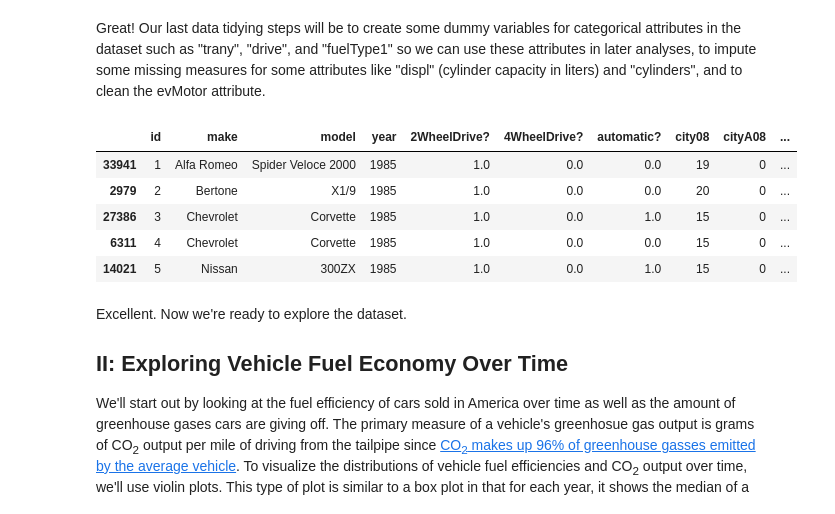
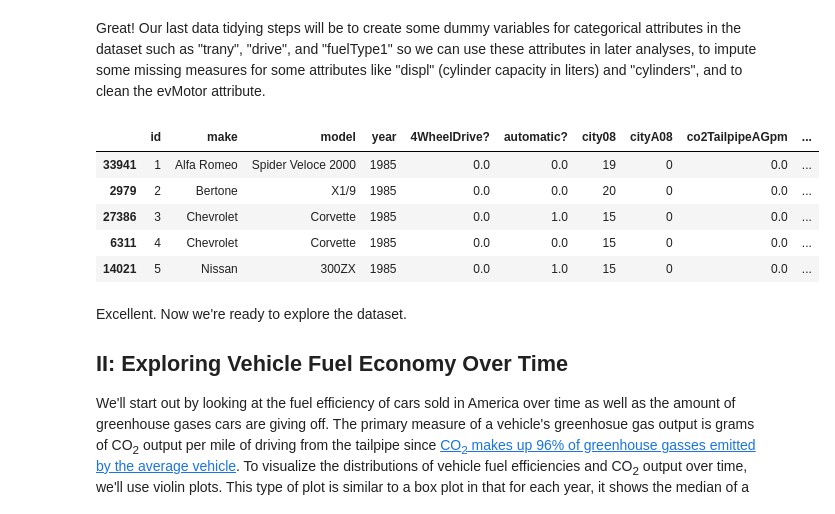
Before and after one commit to jnfoote76/fuel-economy-analysis, a Jupyter notebook: Final Tutorial.ipynb, the cells around one changed output. Drawn from its saved outputs; the diff is of its cells as text; code cells hidden in the pictures.

Commit message:
fix dummy variables

```diff
--- a/Final Tutorial.ipynb
+++ b/Final Tutorial.ipynb
@@ -115,11 +115,11 @@ for ix, row in df.iterrows():
     cyl = row['cylinders']
     displ = row['displ']
 
-    #transmission will be split into 3 attributes: the dummies manual? and automatic?,
-    #and the numeric attribute gears. For transmissions with no recorded gears, we
+    #transmission will be split into 2 attributes: the dummy automatic? , for which 0
+    #means the car is manual and 1 means the car is automatic, and the numeric #
+    #attribute gears. For transmissions with no recorded gears, we
     #sample from the data for that year to impute a value.
     if not pd.isnull(trans):
-        df.set_value(ix, 'manual?', 1 if 'Manual' in trans else 0)
         df.set_value(ix, 'automatic?', 1 if 'Auto' in trans else 0)
         gears = re.findall(r'\d+', trans)
         if len(gears) > 0:
@@ -136,7 +136,6 @@ for ix, row in df.iterrows():
         auto = np.NaN
         while pd.isnull(auto):
             auto = list(df.loc[(df['year'] == row['year'])]['automatic?'].sample(n=1))[0]
-        df.set_value(ix, 'manual?', 1 if auto == 1 else 0)
         df.set_value(ix, 'automatic?', 0 if auto == 1 else 1)
         gears = np.NaN
         while pd.isnull(gears):
@@ -146,26 +145,22 @@ for ix, row in df.iterrows():
 
     #next we'll tidy up drive. drive is recorded inconsistently, sometimes as front wheel,
     #rear wheel, or all wheel, or sometimes simply as 2 wheel or 4 wheel. We simplify
-    #the attribute to the simple dummies 2-wheel?, 4-wheel?, rear? and front?
+    #the attribute to the simple dummies 4-wheel?, for which 1 means 4 wheel and 0 means
+    #2 wheel drive, and rear?, for which 1 means rear wheel drive and 0 means front wheel drive
     if not pd.isnull(drive):
-        df.set_value(ix, '2WheelDrive?', 1 if 'Rear' in drive or 'Front' in drive or \
-                     '2' in drive else 0)
         df.set_value(ix, '4WheelDrive?', 1 if 'All' in drive or '4' in drive else 0)
         df.set_value(ix, 'rear?', 1 if 'Rear' in drive else 0)
-        df.set_value(ix, 'front?', 1 if 'Front' in drive else 0)
     #As was the case for transmission, some vehicles are missing a drive variables. This accounts
     #for nearly 4% of the data. Instead of trying to impute values for so much data for which
     #we cannot discern the reason for missingness, we set their dummy attributes to 0.
     else:
-        df.set_value(ix, '2WheelDrive?', 0)
         df.set_value(ix, '4WheelDrive?', 0)
         df.set_value(ix, 'rear?', 0)
-        df.set_value(ix, 'front?', 0)
 
 
     #next are the the fuelType vars. We'll split fuelType1 into dummies based on type
-    #and create a single fuelType2? dummy from fuelType2.
-    df.set_value(ix, 'regularGas?', 1 if 'Regular' in f1 else 0)
+    #and create a single fuelType2? dummy from fuelType2. A car with 0 for all
+    #of this dummies indicates a car with uses regular gas
     df.set_value(ix, 'premiumGas?', 1 if 'Premium' in f1 else 0)
     df.set_value(ix, 'midgradeGas?', 1 if 'Midgrade' in f1 else 0)
     df.set_value(ix, 'diesel?', 1 if 'Diesel' in f1 else 0)
@@ -189,39 +184,39 @@ for ix, row in df.iterrows():
 
     #Finally, we impute displ and cylinders for a handful of cars missing this data. We recognize
     #electric cars have no cylinders or displ, so we impute 0 for electric cars missing this data.
     #We treat other missing records as missing at random and sample from the dataset to impute
     #these values.
     if pd.isnull(displ):
         if 'Electric' in f1:
             df.set_value(ix, 'displ', 0)
         else:
             while pd.isnull(displ):
                 displ = list(df.loc[(df['year'] == row['year'])]['displ'].sample(n=1))[0]
             df.set_value(ix, 'displ', displ)
     if pd.isnull(cyl):
         if 'Electric' in f1:
             df.set_value(ix, 'cylinders', 0)
         else:
             while pd.isnull(cyl):
                 cyl = list(df.loc[(df['year'] == row['year'])]['cylinders'].sample(n=1))[0]
             df.set_value(ix, 'cylinders', cyl)
 
 
 #Finally delete our categorical attributes we no longer need and sort the attributes as before
 drop = ['fuelType1', 'drive', 'trany', 'fuelType2', 'evMotor']
 df = df.drop(drop, axis = 1)
 head = ['id', 'make', 'model', 'year']
 cols = [x for x in sorted((df)) if x not in head]
 cols = head + cols
 df = df[cols].sort_values(by='id')
 df.head()
 # %% [output]
-|  | id | make | model | year | 2WheelDrive? | 4WheelDrive? | automatic? | city08 | cityA08 | ... |
-| 33941 | 1 | Alfa Romeo | Spider Veloce 2000 | 1985 | 1.0 | 0.0 | 0.0 | 19 | 0 | ... |
-| 2979 | 2 | Bertone | X1/9 | 1985 | 1.0 | 0.0 | 0.0 | 20 | 0 | ... |
-| 27386 | 3 | Chevrolet | Corvette | 1985 | 1.0 | 0.0 | 1.0 | 15 | 0 | ... |
-| 6311 | 4 | Chevrolet | Corvette | 1985 | 1.0 | 0.0 | 0.0 | 15 | 0 | ... |
-| 14021 | 5 | Nissan | 300ZX | 1985 | 1.0 | 0.0 | 1.0 | 15 | 0 | ... |
+|  | id | make | model | year | 4WheelDrive? | automatic? | city08 | cityA08 | co2TailpipeAGpm | ... |
+| 33941 | 1 | Alfa Romeo | Spider Veloce 2000 | 1985 | 0.0 | 0.0 | 19 | 0 | 0.0 | ... |
+| 2979 | 2 | Bertone | X1/9 | 1985 | 0.0 | 0.0 | 20 | 0 | 0.0 | ... |
+| 27386 | 3 | Chevrolet | Corvette | 1985 | 0.0 | 1.0 | 15 | 0 | 0.0 | ... |
+| 6311 | 4 | Chevrolet | Corvette | 1985 | 0.0 | 0.0 | 15 | 0 | 0.0 | ... |
+| 14021 | 5 | Nissan | 300ZX | 1985 | 0.0 | 1.0 | 15 | 0 | 0.0 | ... |
 # %% [markdown]
 Excellent. Now we're ready to explore the dataset.
 
```
Also changed, not shown: parts of 2 cells of this notebook.
